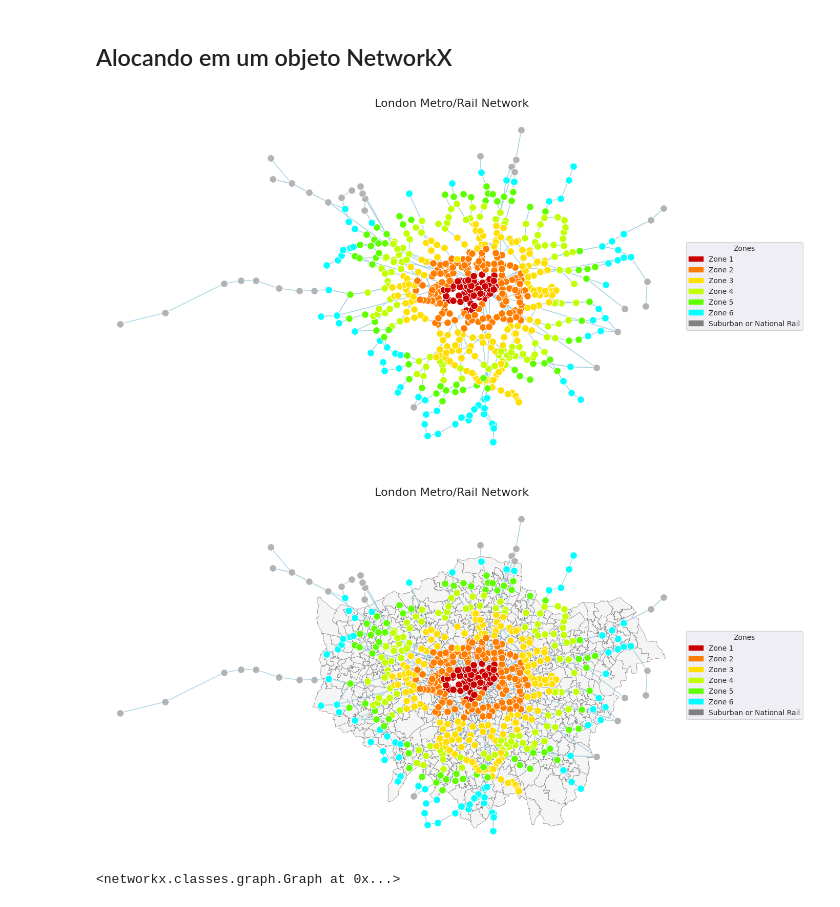
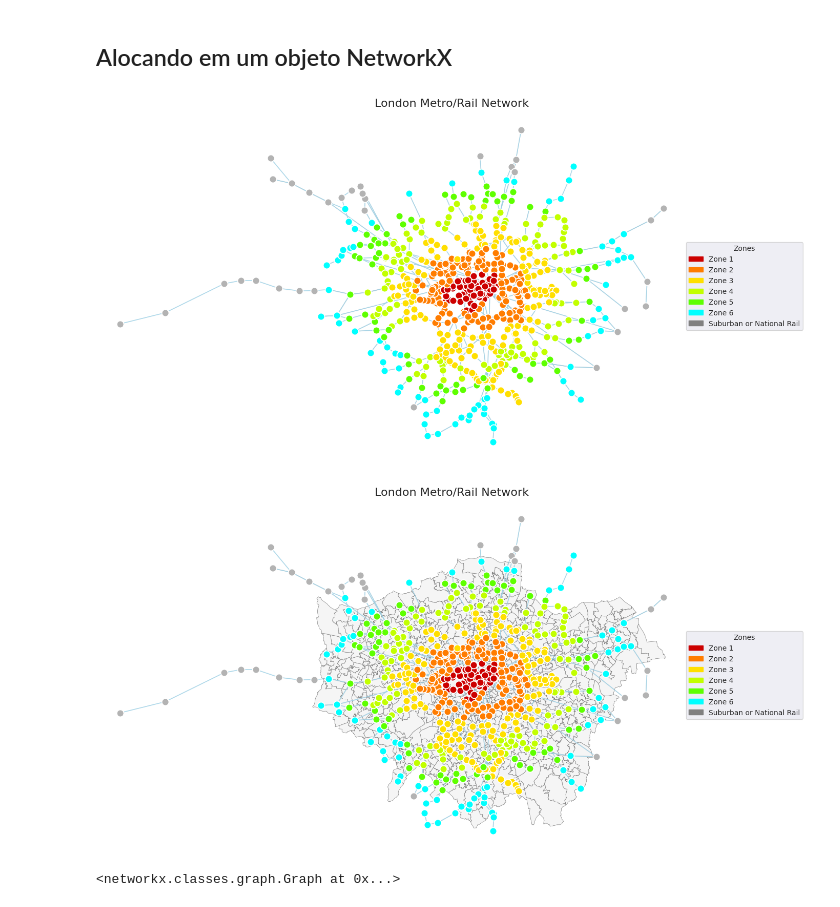
Before and after one commit to gabrielxcosta/PCC142---Data-Mining, a Jupyter notebook: Project/projeto_MD_Gabriel.ipynb, the cells around one changed output. Cells and saved outputs as stored; diff of their text form; code cells hidden in the pictures.

```diff
--- a/Project/projeto_MD_Gabriel.ipynb
+++ b/Project/projeto_MD_Gabriel.ipynb
@@ -1041,35 +1039,35 @@ for u, v in G.edges():
     p1 = G.nodes[u]['geometry']
     p2 = G.nodes[v]['geometry']
     line = LineString([p1, p2])
     ax.plot(*line.xy, color="skyblue", linewidth=1.2, alpha=0.6, zorder=1)
 
 # Nós (estações)
 for node, data in G.nodes(data=True):
     ax.plot(data['geometry'].x, data['geometry'].y, 'o',
             markersize=10,  # AUMENTADO
             color=data['color'],
             markeredgecolor='white',
-            markeredgewidth=0.8,
+            markeredgewidth=1.3,
             zorder=2)
 
 # Legenda
 legend_patches = [mpatches.Patch(color=zone_colors[z], label=f"Zone {z}") for z in zone_colors]
 legend_patches.append(mpatches.Patch(color='gray', label='Suburban or National Rail'))
 ax.legend(handles=legend_patches, title="Zones", loc='center left', bbox_to_anchor=(1, 0.5))
 
 # Título e ajustes
 fig.suptitle("London Metro/Rail Network", fontsize=16, y=0.75)
 ax.set_axis_off()
 plt.tight_layout()
 
 # ZOOM MANUAL (opcional)
 minx, miny, maxx, maxy = stations_proj.total_bounds
 ax.set_xlim(minx - 5000, maxx + 5000)
 ax.set_ylim(miny - 5000, maxy + 5000)
 
 plt.show()
 # %% [output]
-[figure, old version]
+[figure, new version]
 # %%
 # Reprojetar map_gdf para EPSG:3857 se necessário
 if map_gdf.crs != "EPSG:3857":
@@ -1096,7 +1094,7 @@ for node, data in G.nodes(data=True):
             markersize=10,
             color=data['color'],
             markeredgecolor='white',
-            markeredgewidth=0.8,
+            markeredgewidth=1.3,
             zorder=3)
 
 # Legenda
@@ -1116,7 +1114,7 @@ ax.set_ylim(miny - 5000, maxy + 5000)
 
 plt.show()
 # %% [output]
-[figure, old version]
+[figure, new version]
 # %%
 G
 # %% [output]
```
Also changed, not shown: parts of 12 cells of this notebook.
